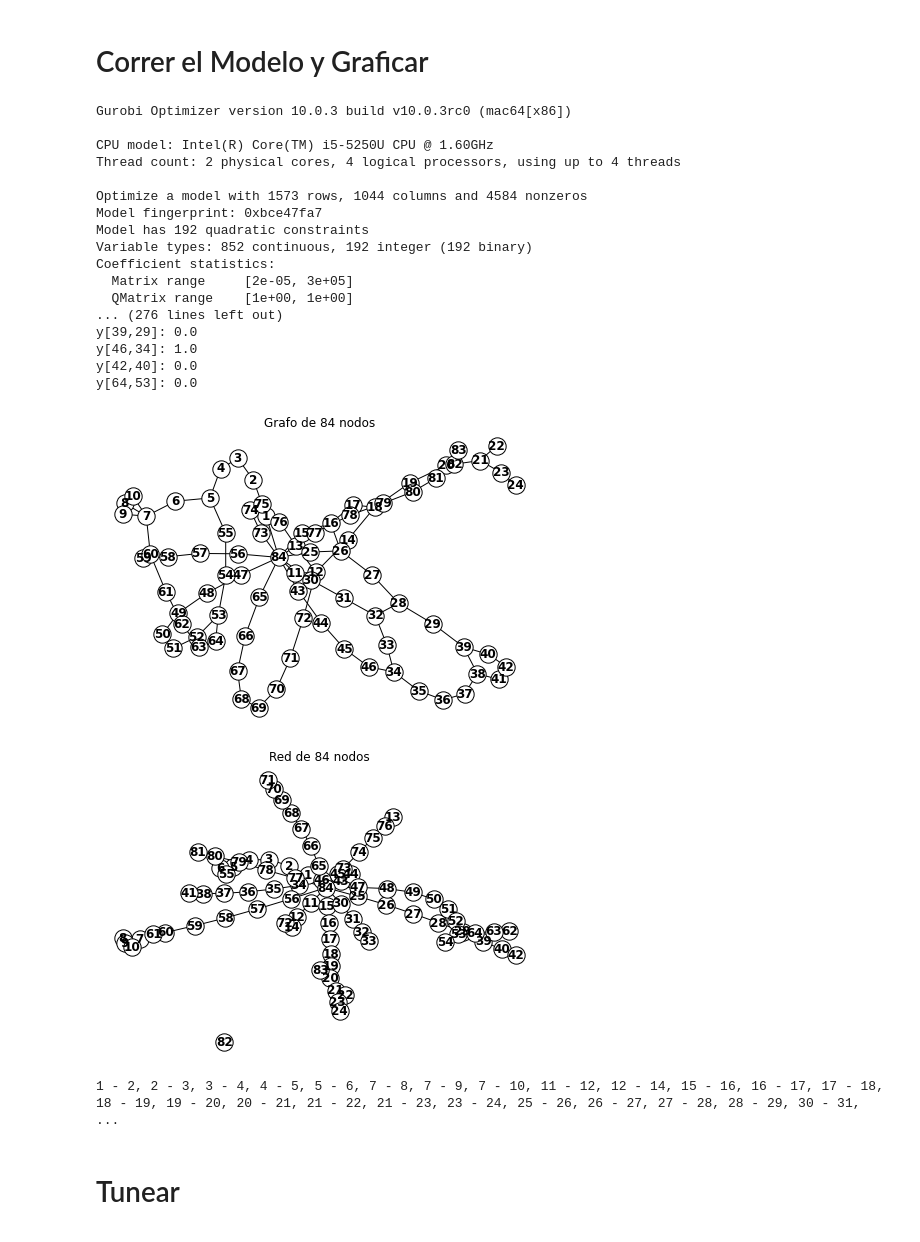
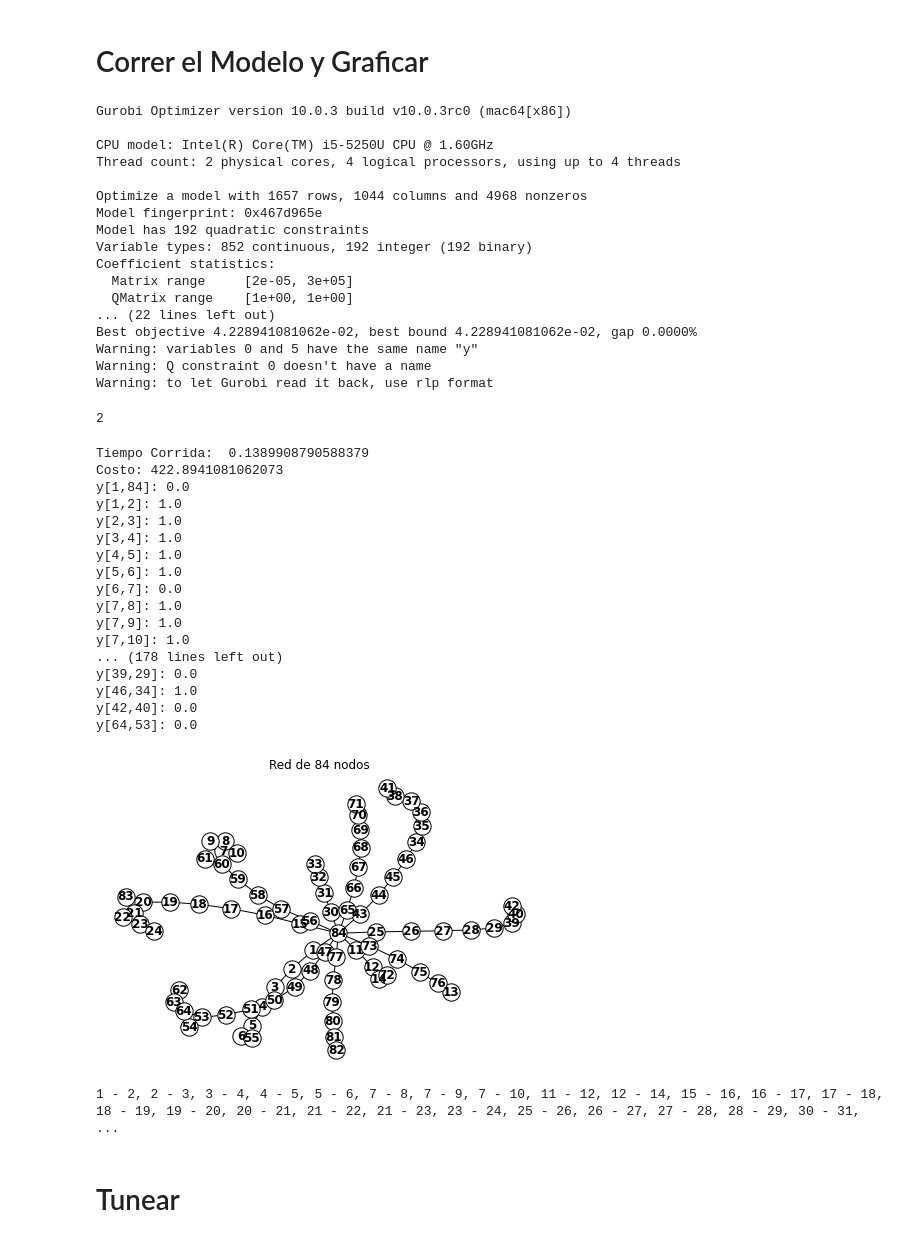
Before and after one commit to mforeroa/ProyectoRSD, a Jupyter notebook: Notebooks_Pruebas/84nodos.ipynb, the cells around one changed output. Drawn from its saved outputs; the diff is of its cells as text; code cells hidden in the pictures.

Commit message:
correccion modelos

```diff
--- a/Notebooks_Pruebas/84nodos.ipynb
+++ b/Notebooks_Pruebas/84nodos.ipynb
@@ -384,6 +397,9 @@ for i in N:
                 suma+=y[i,j]
         m.addConstr(suma >=1, name=f"conexion{i}")
 
+#9 Conexidad
+for i in N:
+    m.addConstr(quicksum(y[a,j] for (a,j) in B if a==i)+quicksum(y[j,a] for (j,a) in B if a==i)>=1, f"conexo_{i}")
 
 m.update()
 m.setParam("NonConvex",2)
@@ -391,74 +407,81 @@ m.setParam("NonConvex",2)
 Set parameter NonConvex to value 2
 # %% [markdown]
 # Correr el Modelo y Graficar
+# %%
+m.optimize()
+m.write("modelo84.lp")
+m.status
+# %% [output]
+Gurobi Optimizer version 10.0.3 build v10.0.3rc0 (mac64[x86])
+
+CPU model: Intel(R) Core(TM) i5-5250U CPU @ 1.60GHz
+Thread count: 2 physical cores, 4 logical processors, using up to 4 threads
+
+Optimize a model with 1657 rows, 1044 columns and 4968 nonzeros
+Model fingerprint: 0x467d965e
+Model has 192 quadratic constraints
+Variable types: 852 continuous, 192 integer (192 binary)
+Coefficient statistics:
+  Matrix range     [2e-05, 3e+05]
+  QMatrix range    [1e+00, 1e+00]
+... (22 lines left out)
+Best objective 4.228941081062e-02, best bound 4.228941081062e-02, gap 0.0000%
+Warning: variables 0 and 5 have the same name "y"
+Warning: Q constraint 0 doesn't have a name
+Warning: to let Gurobi read it back, use rlp format
+2
 # %%
-m.optimize()
-m.write("modelo84.lp")
-m.status
-
-
 if m.status == GRB.OPTIMAL:
     print('Tiempo Corrida: ', m.RunTime)
     # Visulizar el valor de la función objetivo
-    print('Costo:', m.objVal)
+    print('Costo:', m.objVal*sbase)
 
     red=[]
     grafo=[]
     estilo=[]
     for (i, j) in B:
             print(f"y[{i},{j}]: {y[i, j].X}")
-            if y[(i,j)].X>=1:
+            if y[(i,j)].X>=0.5:
                 red.append((i,j))
                 estilo.append('solid')
             elif B.index((i,j)) <len(B)/2:
                 estilo.append('dashed')
-            if B.index((i,j)) <len(B)/2:
-                grafo.append((i,j))
 
-    G = nx.Graph()
-
-    G.add_nodes_from(N)
-
-    G.add_edges_from(grafo)
-    nx.draw(G, with_labels=True, node_color="white", font_weight='bold', edgecolors='black')
-    plt.title("Grafo de 84 nodos")
-    plt.show()
 
     G1 = nx.Graph()
     G1.add_nodes_from(N)
 
     G1.add_edges_from(red)
     nx.draw(G1, with_labels=True, node_color="white", font_weight='bold', edgecolors='black')
     plt.title("Red de 84 nodos")
     plt.show()
 
     p=""
     for i,j in red:
         p+=str(i)+" - "+str(j)+ ", "
     print(p)
 else:
     m.computeIIS()
     m.write("modelo84.ilp")
 # %% [output]
-Gurobi Optimizer version 10.0.3 build v10.0.3rc0 (mac64[x86])
-
-CPU model: Intel(R) Core(TM) i5-5250U CPU @ 1.60GHz
-Thread count: 2 physical cores, 4 logical processors, using up to 4 threads
-
-Optimize a model with 1573 rows, 1044 columns and 4584 nonzeros
-Model fingerprint: 0xbce47fa7
-Model has 192 quadratic constraints
-Variable types: 852 continuous, 192 integer (192 binary)
-Coefficient statistics:
-  Matrix range     [2e-05, 3e+05]
-  QMatrix range    [1e+00, 1e+00]
-... (276 lines left out)
+Tiempo Corrida:  0.1389908790588379
+Costo: 422.8941081062073
+y[1,84]: 0.0
+y[1,2]: 1.0
+y[2,3]: 1.0
+y[3,4]: 1.0
+y[4,5]: 1.0
+y[5,6]: 1.0
+y[6,7]: 0.0
+y[7,8]: 1.0
+y[7,9]: 1.0
+y[7,10]: 1.0
+... (178 lines left out)
 y[39,29]: 0.0
 y[46,34]: 1.0
 y[42,40]: 0.0
 y[64,53]: 0.0
-[figure, old version]
+[figure, new version]
-[figure, removed]
 1 - 2, 2 - 3, 3 - 4, 4 - 5, 5 - 6, 7 - 8, 7 - 9, 7 - 10, 11 - 12, 12 - 14, 15 - 16, 16 - 17, 17 - 18, 18 - 19, 19 - 20, 20 - 21, 21 - 22, 21 - 23, 23 - 24, 25 - 26, 26 - 27, 27 - 28, 28 - 29, 30 - 31, ...
 # %% [markdown]
 # Tunear
```
Also changed, not shown: parts of 5 cells of this notebook, 9 other files.
